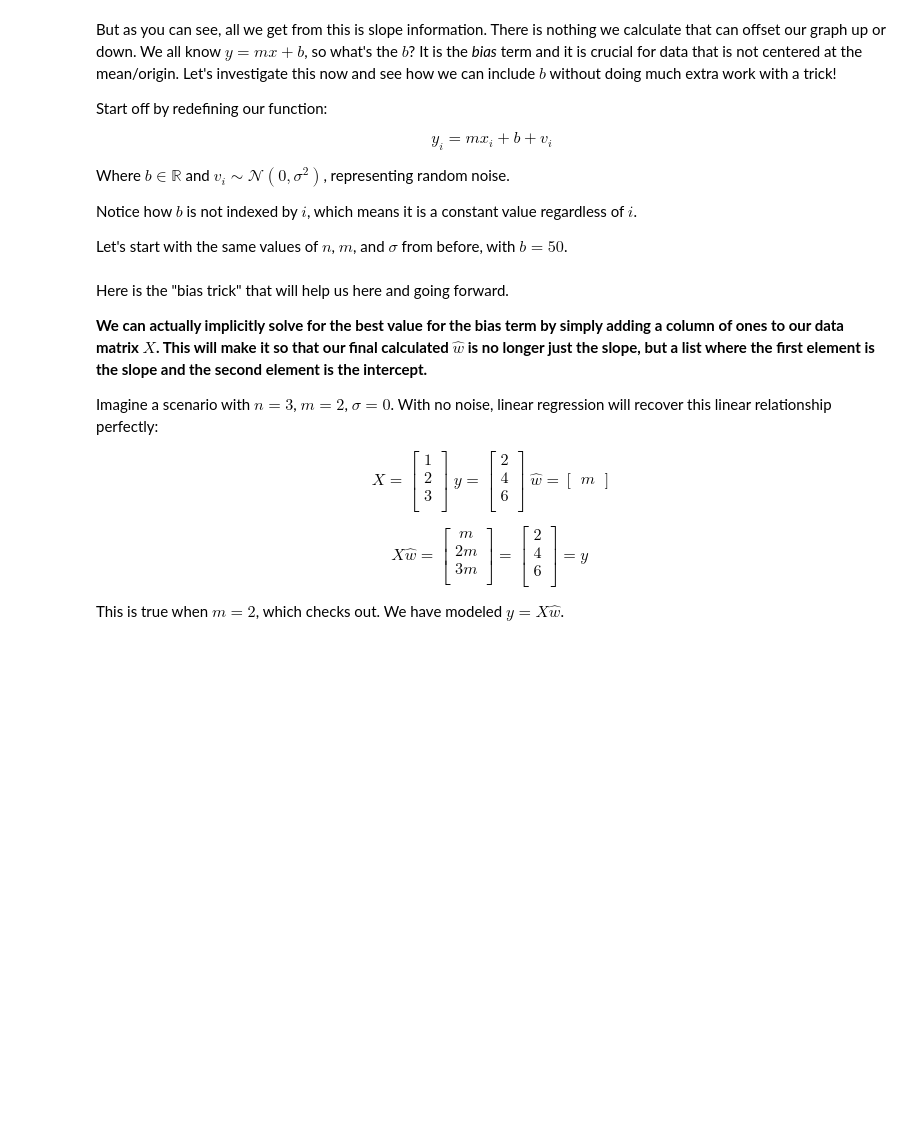
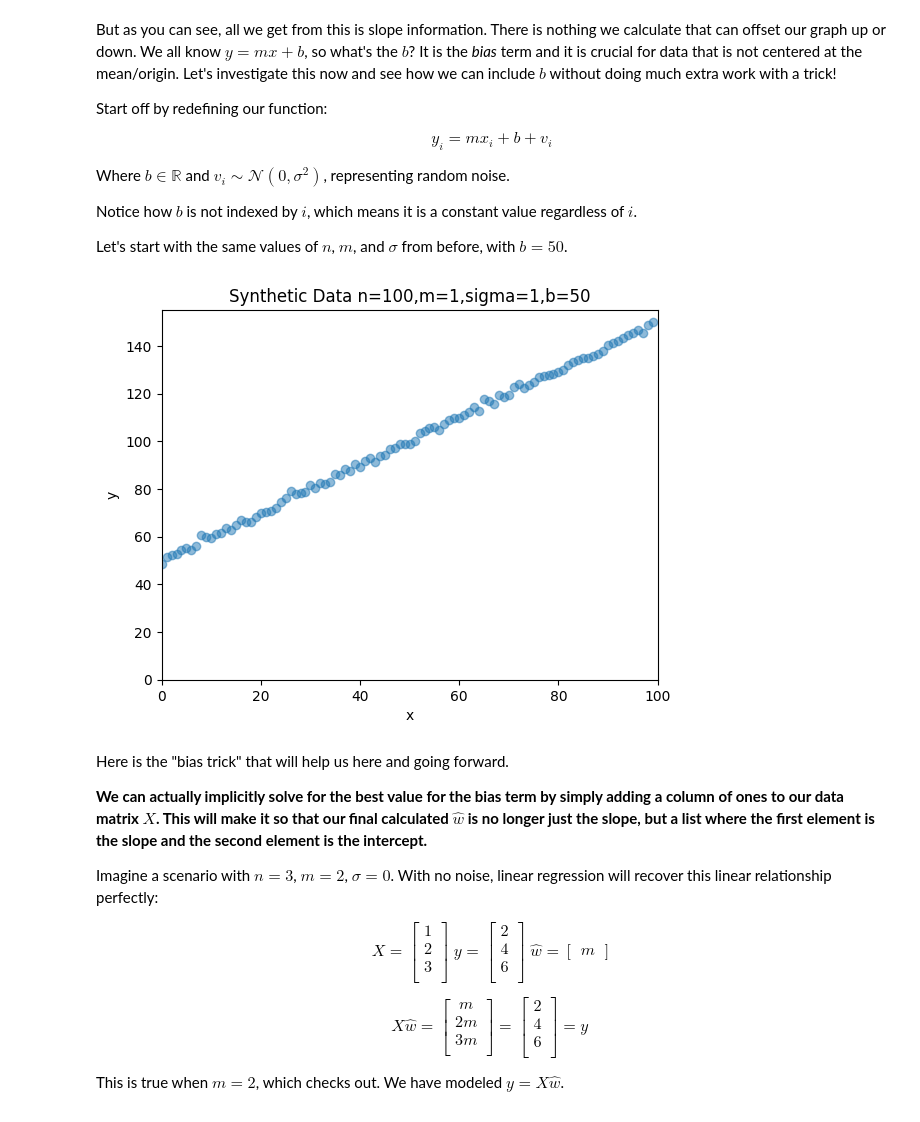
Before and after one commit to Ishaan125/I2, a Jupyter notebook: Unit1/lin_reg.ipynb, the cells around one changed output. Cells and saved outputs as stored; diff of their text form; code cells hidden in the pictures; blank space fills up the shorter version.

```diff
--- a/Unit1/lin_reg.ipynb
+++ b/Unit1/lin_reg.ipynb
@@ -134,24 +136,27 @@ Let's start with the same values of $n$, $m$, and $\sigma$ from before, with $b=
 # %%
 n = 100
 m = 1
 sigma = 1
 b = 50
 
 ## TODO: Create the data as specified in the markdown cell above, and store all of the x_i values in a list called X_list
 # Additionally store all of the y_i values in a list called y_list. MAKE SURE TO INCLUDE THE BIAS!
-X_list =
-y_list =
+X_list = np.arange(0,n)
+v_list = np.random.normal(0,sigma,n)
+y_list = m * X_list + b + v_list
 
 # The code below uses matplotlib to plot the data
 #----------------------------------------------------------------#
 plt.scatter(X_list, y_list, alpha=0.5)
 plt.title(f"Synthetic Data n={n},m={m},sigma={sigma},b={b}")
 plt.xlim(0, n)
 plt.ylim(0)
 plt.xlabel("x")
 plt.ylabel("y")
 plt.show()
 #----------------------------------------------------------------#
+# %% [output]
+[figure, added]
 # %% [markdown]
 Here is the "bias trick" that will help us here and going forward.
 
```
Also changed, not shown: parts of 9 cells of this notebook.
